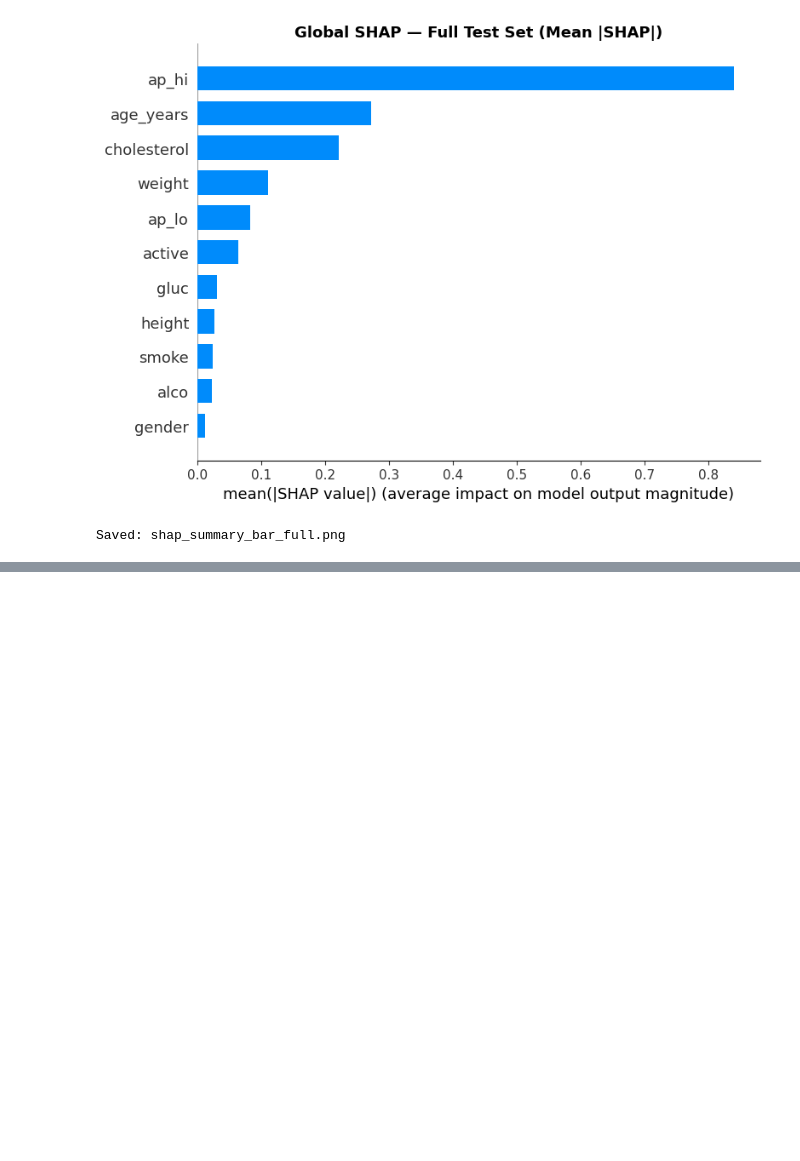
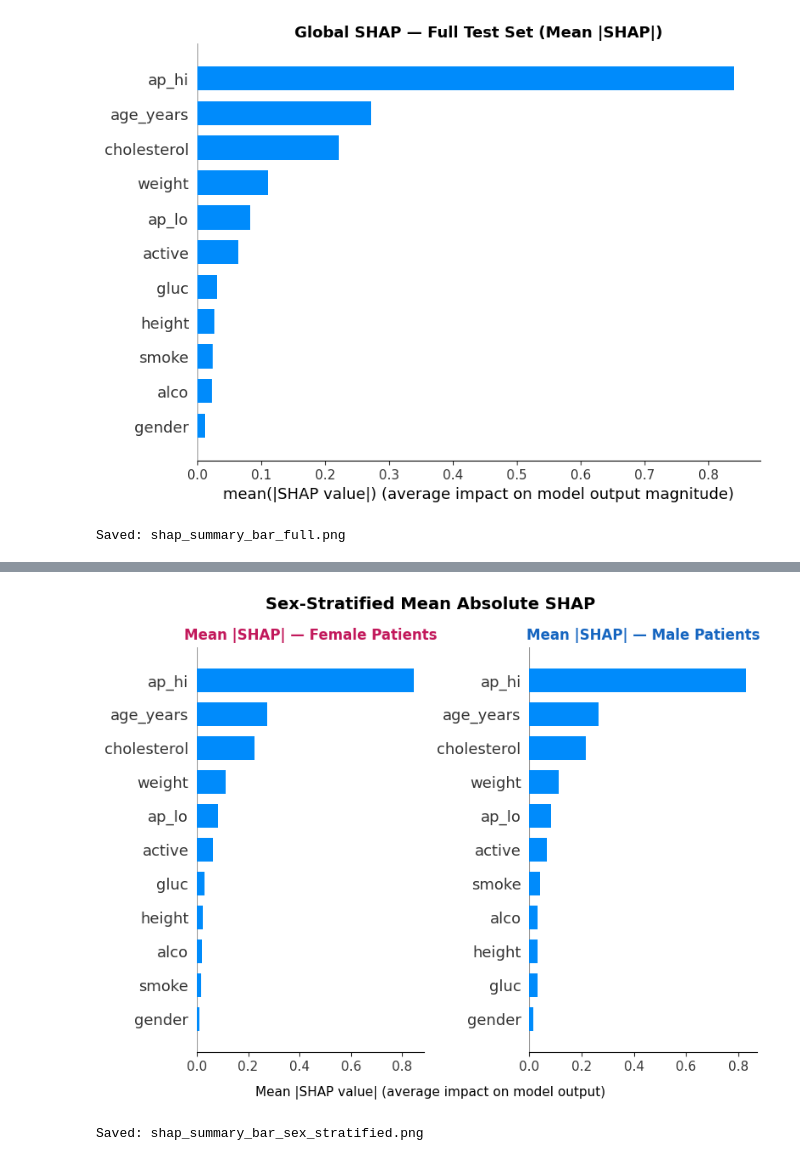
Before and after one commit to Kavisha612/Dissertation_ExplainableAI, a Jupyter notebook: SHAP_fairness_notebooks/shap_01_global_validation.ipynb, the cells around one changed output, grey strips where cells are left out. Cells and saved outputs as stored; diff of their text form; code cells hidden in the pictures; blank space fills up the shorter version.

```diff
--- a/SHAP_fairness_notebooks/shap_01_global_validation.ipynb
+++ b/SHAP_fairness_notebooks/shap_01_global_validation.ipynb
@@ -302,0 +331,24 @@ Saved: shap_summary_bar_full.png
+# %%
+# ── Bar plots side by side ─────────────────────────────────────────────────
+fig, axes = plt.subplots(1, 2, figsize=(20, 7))
+
+plt.sca(axes[0])
+shap.summary_plot(sv_female.values, X_test_female, plot_type="bar", show=False)
+axes[0].set_title("Mean |SHAP| — Female Patients", fontsize=12, fontweight="bold", color="#c2185b")
+axes[0].set_xlabel("")
+
+plt.sca(axes[1])
+shap.summary_plot(sv_male.values, X_test_male, plot_type="bar", show=False)
+axes[1].set_title("Mean |SHAP| — Male Patients", fontsize=12, fontweight="bold", color="#1565c0")
+axes[1].set_xlabel("")
+
+fig.text(0.5, -0.02, "Mean |SHAP value| (average impact on model output)",
+         ha="center", fontsize=11)
+fig.suptitle("Sex-Stratified Mean Absolute SHAP", fontsize=14, fontweight="bold")
+plt.tight_layout()
+plt.savefig(OUTPUT_SHAP / "shap_summary_bar_sex_stratified.png", dpi=150, bbox_inches="tight")
+plt.show()
+print("Saved: shap_summary_bar_sex_stratified.png")
+# %% [output]
+[figure, added]
+Saved: shap_summary_bar_sex_stratified.png
```
Also changed, not shown: parts of 9 cells of this notebook.
